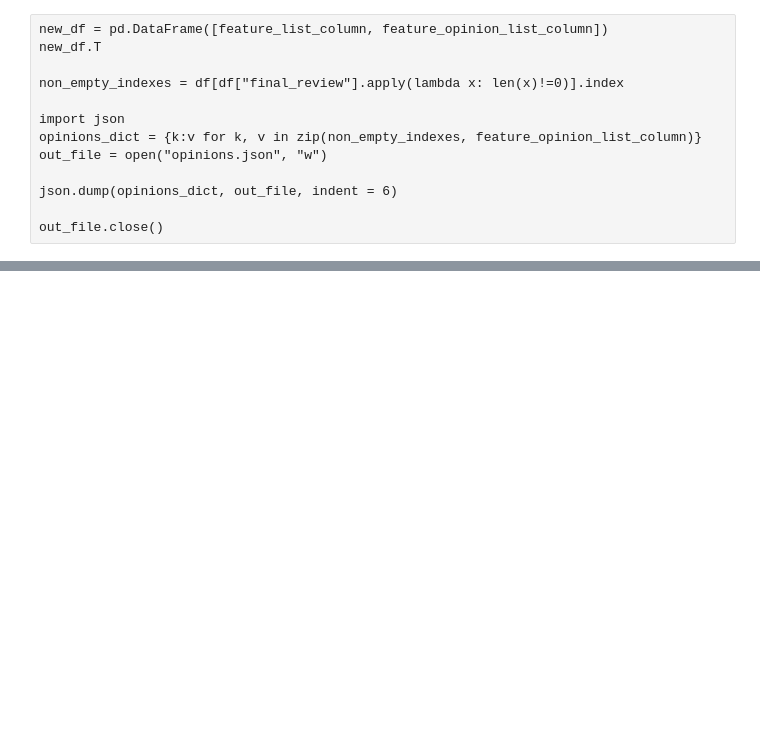
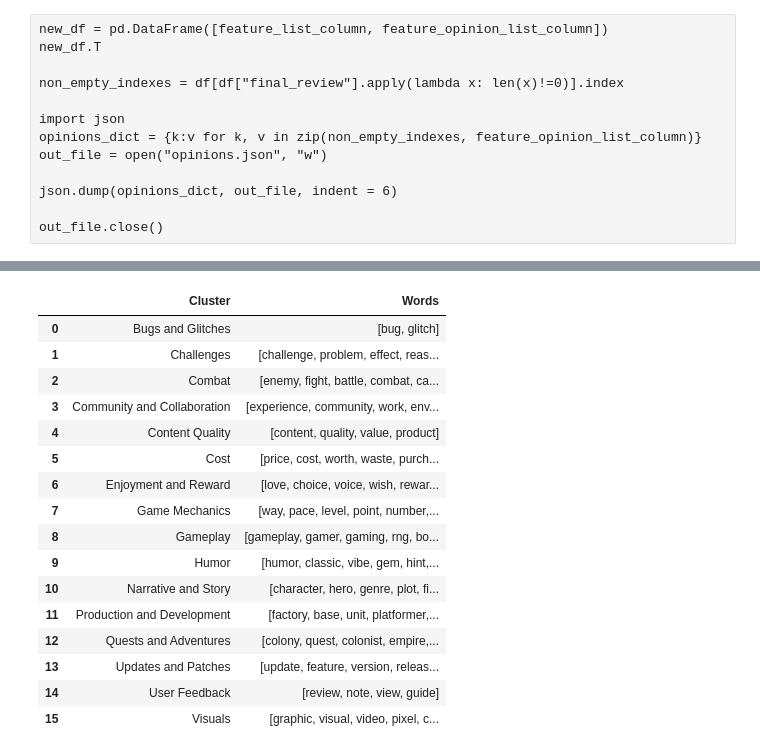
Before and after one commit to markrz12/aspect-based-opinion-mining, a Jupyter notebook: Mgr1.ipynb, the cells around one changed output, grey strips where cells are left out. Saved outputs shown, nothing was run; the diff lists cells and outputs as text; code cells hidden in the pictures; blank space fills up the shorter version.

Commit message:
aspect categories

```diff
--- a/Mgr1.ipynb
+++ b/Mgr1.ipynb
@@ -769,0 +763,44 @@ clusters_df
+# %%
+clusters = {7: 'Combat',
+    95: 'Combat',
+    75: 'Gameplay',
+    19: 'Game Mechanics',
+    99: 'Game Mechanics',
+    25: 'Challenges',
+    76: 'Visuals',
+    87: 'Visuals',
+    67: 'Visuals',
+    56: 'Humor',
+    62: 'Narrative and Story',
+    22: 'Narrative and Story',
+    63: 'Bugs and Glitches',
+    77: 'Updates and Patches',
+    21: 'Community and Collaboration',
+    12: 'Cost',
+    24: 'Cost',
+    18: 'Content Quality',
+    8: 'Quests and Adventures',
+    16: 'Production and Development',
+    72: 'User Feedback',
+    48: 'Enjoyment and Reward'}
+# %%
+categories = clusters_df.groupby(clusters_df['Cluster'].map(clusters)).agg({'Words': 'sum'}).reset_index()
+categories
+# %% [output]
+|  | Cluster | Words |
+| 0 | Bugs and Glitches | [bug, glitch] |
+| 1 | Challenges | [challenge, problem, effect, reas... |
+| 2 | Combat | [enemy, fight, battle, combat, ca... |
+| 3 | Community and Collaboration | [experience, community, work, env... |
+| 4 | Content Quality | [content, quality, value, product] |
+| 5 | Cost | [price, cost, worth, waste, purch... |
+| 6 | Enjoyment and Reward | [love, choice, voice, wish, rewar... |
+| 7 | Game Mechanics | [way, pace, level, point, number,... |
+| 8 | Gameplay | [gameplay, gamer, gaming, rng, bo... |
+| 9 | Humor | [humor, classic, vibe, gem, hint,... |
+| 10 | Narrative and Story | [character, hero, genre, plot, fi... |
+| 11 | Production and Development | [factory, base, unit, platformer,... |
+| 12 | Quests and Adventures | [colony, quest, colonist, empire,... |
+| 13 | Updates and Patches | [update, feature, version, releas... |
+| 14 | User Feedback | [review, note, view, guide] |
+| 15 | Visuals | [graphic, visual, video, pixel, c... |
```
Also changed, not shown: parts of 28 cells of this notebook, 1 other file.
